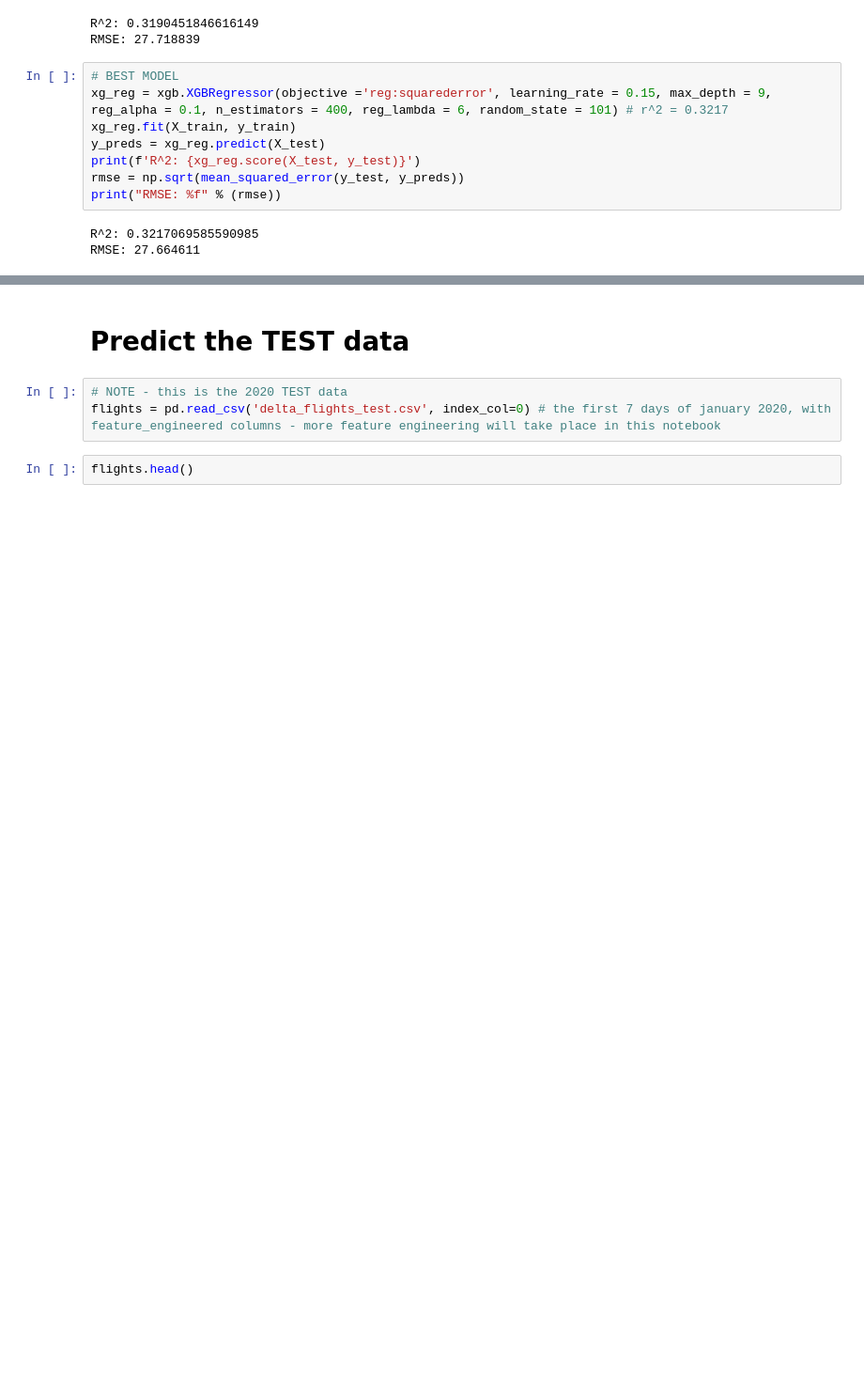
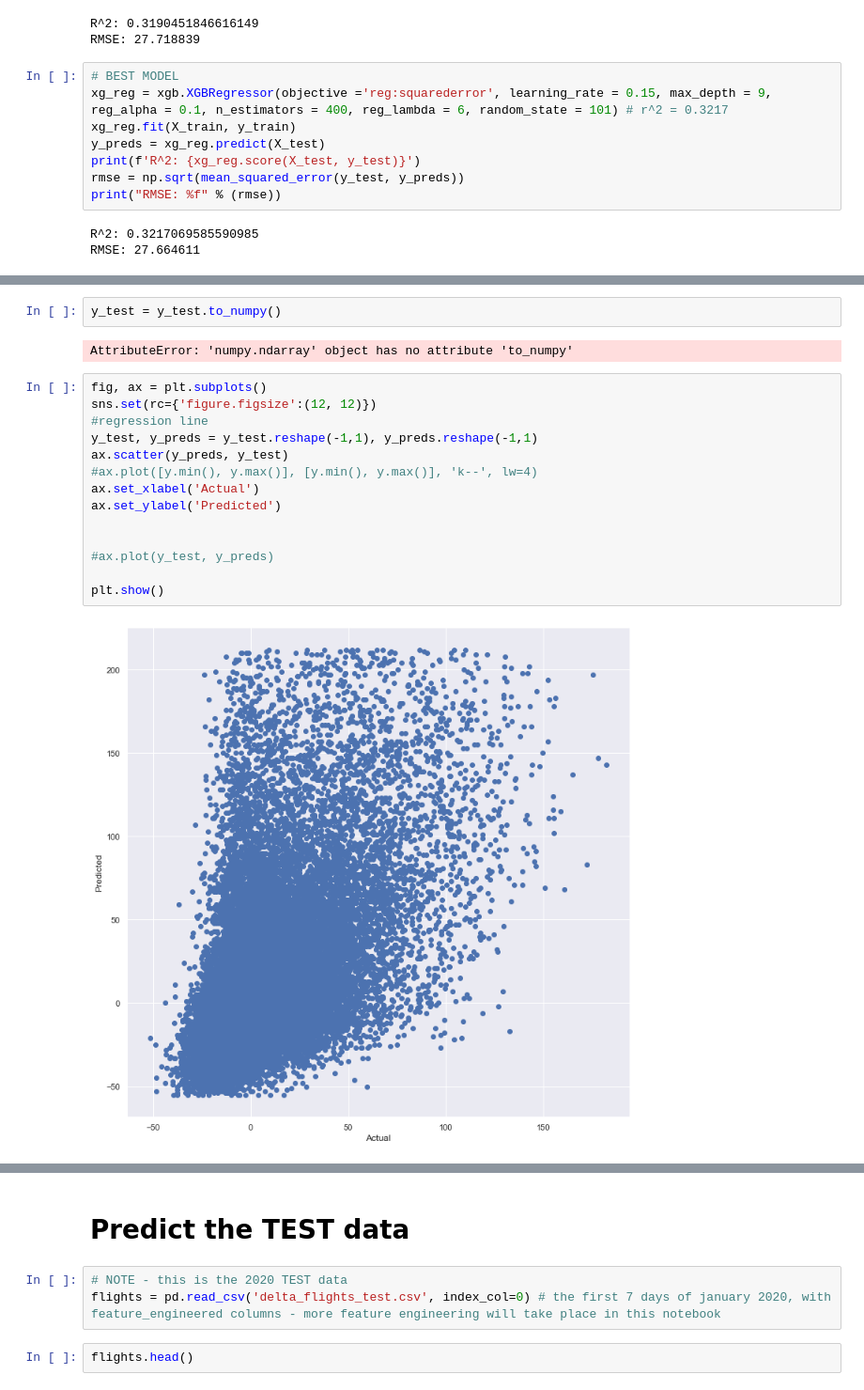
Before and after one commit to jsusnik/flight_predictions, a Jupyter notebook: delta_air_models.ipynb, the cells around one changed output, grey strips where cells are left out. Shown: that part at 94% size. Drawn from its saved outputs; the diff is of its cells as text; blank space fills up the shorter version.

```diff
--- a/delta_air_models.ipynb
+++ b/delta_air_models.ipynb
@@ -648,0 +687,20 @@ RMSE: 27.664611
+# %%
+y_test = y_test.to_numpy()
+# %% [output]
+AttributeError: 'numpy.ndarray' object has no attribute 'to_numpy'
+# %%
+fig, ax = plt.subplots()
+sns.set(rc={'figure.figsize':(12, 12)})
+#regression line
+y_test, y_preds = y_test.reshape(-1,1), y_preds.reshape(-1,1)
+ax.scatter(y_preds, y_test)
+#ax.plot([y.min(), y.max()], [y.min(), y.max()], 'k--', lw=4)
+ax.set_xlabel('Actual')
+ax.set_ylabel('Predicted')
+
+
+#ax.plot(y_test, y_preds)
+
+plt.show()
+# %% [output]
+[figure, added]
```
Also changed, not shown: parts of 17 cells of this notebook.
